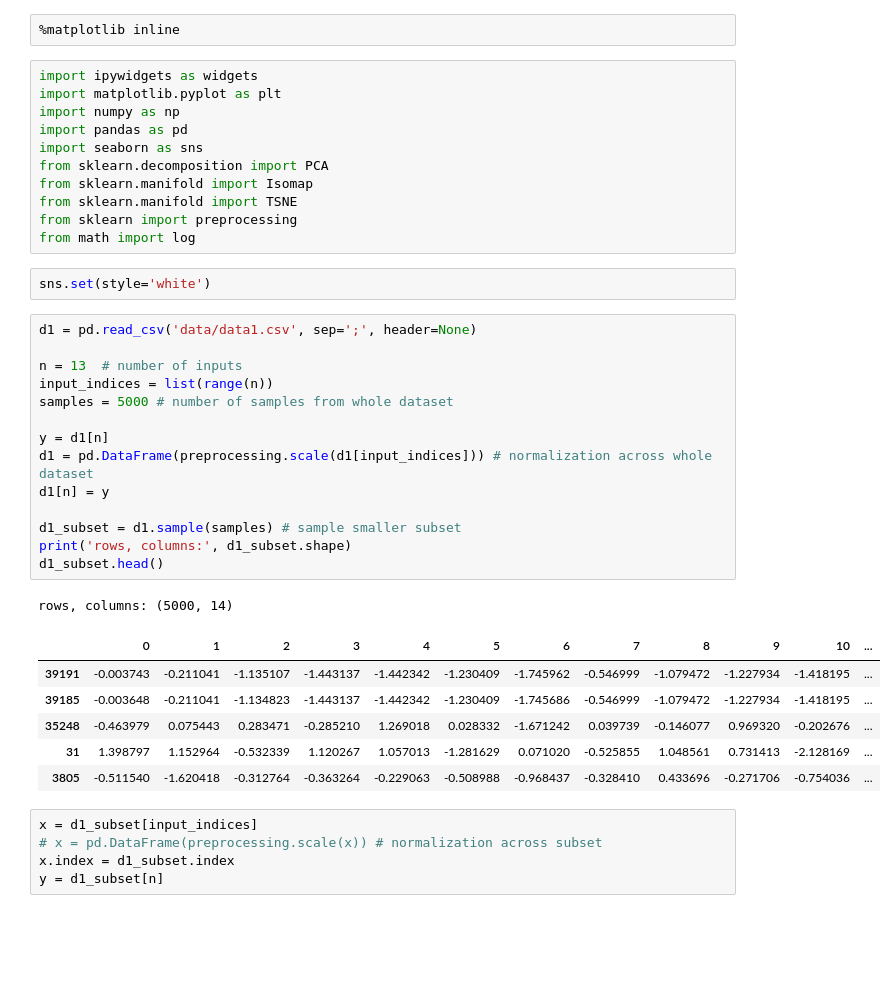
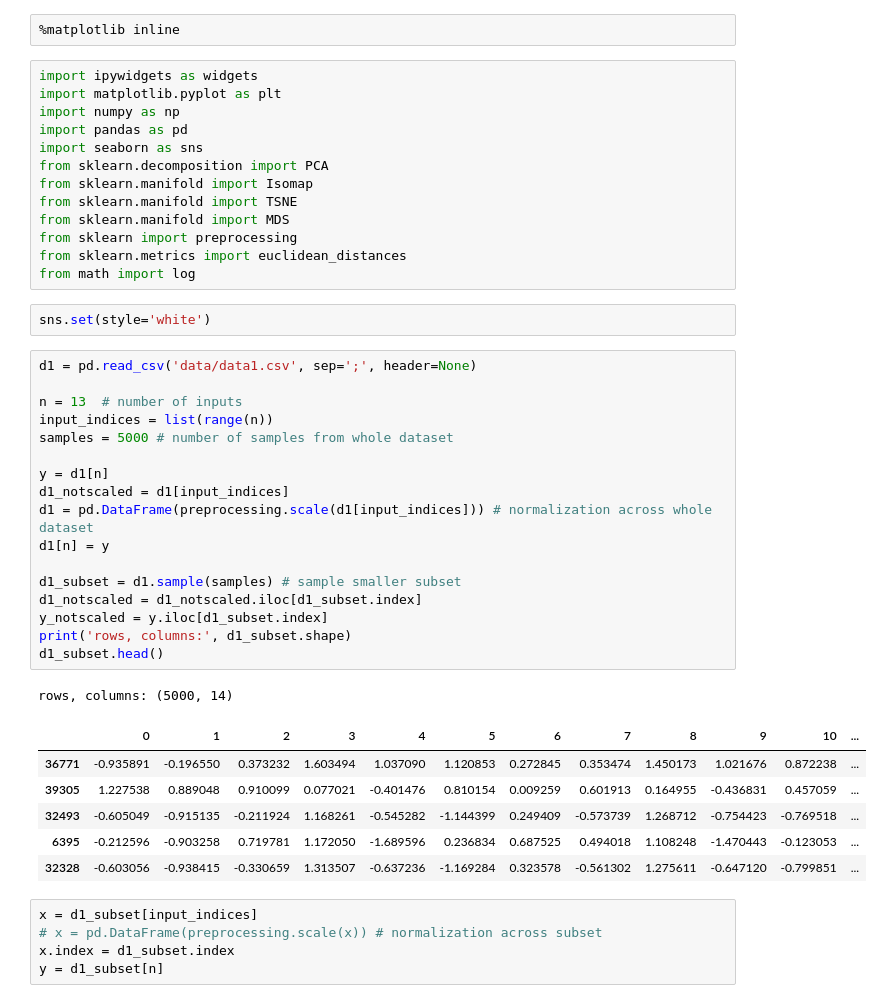
Before and after one commit to effa/dimensionality-reduction, a Jupyter notebook: manifold-learning.ipynb, the cells around one changed output. Drawn from its saved outputs; the diff is of its cells as text; blank space fills up the shorter version.

Commit message:
Manifold-learning: added Multi-dimensional Scaling

```diff
--- a/manifold-learning.ipynb
+++ b/manifold-learning.ipynb
@@ -11,32 +11,37 @@ import seaborn as sns
 from sklearn.decomposition import PCA
 from sklearn.manifold import Isomap
 from sklearn.manifold import TSNE
+from sklearn.manifold import MDS
 from sklearn import preprocessing
+from sklearn.metrics import euclidean_distances
 from math import log
 # %%
 sns.set(style='white')
 # %%
 d1 = pd.read_csv('data/data1.csv', sep=';', header=None)
 
 n = 13  # number of inputs
 input_indices = list(range(n))
 samples = 5000 # number of samples from whole dataset
 
 y = d1[n]
+d1_notscaled = d1[input_indices]
 d1 = pd.DataFrame(preprocessing.scale(d1[input_indices])) # normalization across whole dataset
 d1[n] = y
 
 d1_subset = d1.sample(samples) # sample smaller subset
+d1_notscaled = d1_notscaled.iloc[d1_subset.index]
+y_notscaled = y.iloc[d1_subset.index]
 print('rows, columns:', d1_subset.shape)
 d1_subset.head()
 # %% [output]
 rows, columns: (5000, 14)
 |  | 0 | 1 | 2 | 3 | 4 | 5 | 6 | 7 | 8 | 9 | 10 | ... |
-| 39191 | -0.003743 | -0.211041 | -1.135107 | -1.443137 | -1.442342 | -1.230409 | -1.745962 | -0.546999 | -1.079472 | -1.227934 | -1.418195 | ... |
-| 39185 | -0.003648 | -0.211041 | -1.134823 | -1.443137 | -1.442342 | -1.230409 | -1.745686 | -0.546999 | -1.079472 | -1.227934 | -1.418195 | ... |
-| 35248 | -0.463979 | 0.075443 | 0.283471 | -0.285210 | 1.269018 | 0.028332 | -1.671242 | 0.039739 | -0.146077 | 0.969320 | -0.202676 | ... |
-| 31 | 1.398797 | 1.152964 | -0.532339 | 1.120267 | 1.057013 | -1.281629 | 0.071020 | -0.525855 | 1.048561 | 0.731413 | -2.128169 | ... |
-| 3805 | -0.511540 | -1.620418 | -0.312764 | -0.363264 | -0.229063 | -0.508988 | -0.968437 | -0.328410 | 0.433696 | -0.271706 | -0.754036 | ... |
+| 36771 | -0.935891 | -0.196550 | 0.373232 | 1.603494 | 1.037090 | 1.120853 | 0.272845 | 0.353474 | 1.450173 | 1.021676 | 0.872238 | ... |
+| 39305 | 1.227538 | 0.889048 | 0.910099 | 0.077021 | -0.401476 | 0.810154 | 0.009259 | 0.601913 | 0.164955 | -0.436831 | 0.457059 | ... |
+| 32493 | -0.605049 | -0.915135 | -0.211924 | 1.168261 | -0.545282 | -1.144399 | 0.249409 | -0.573739 | 1.268712 | -0.754423 | -0.769518 | ... |
+| 6395 | -0.212596 | -0.903258 | 0.719781 | 1.172050 | -1.689596 | 0.236834 | 0.687525 | 0.494018 | 1.108248 | -1.470443 | -0.123053 | ... |
+| 32328 | -0.603056 | -0.938415 | -0.330659 | 1.313507 | -0.637236 | -1.169284 | 0.323578 | -0.561302 | 1.275611 | -0.647120 | -0.799851 | ... |
 # %%
 x = d1_subset[input_indices]
 # x = pd.DataFrame(preprocessing.scale(x)) # normalization across subset
```
Also changed, not shown: parts of 5 cells of this notebook.
